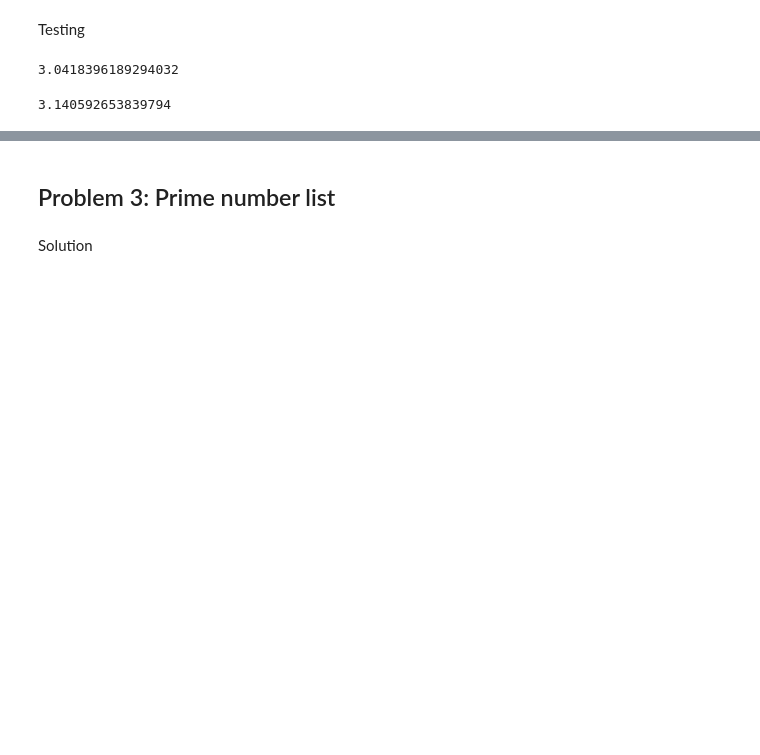
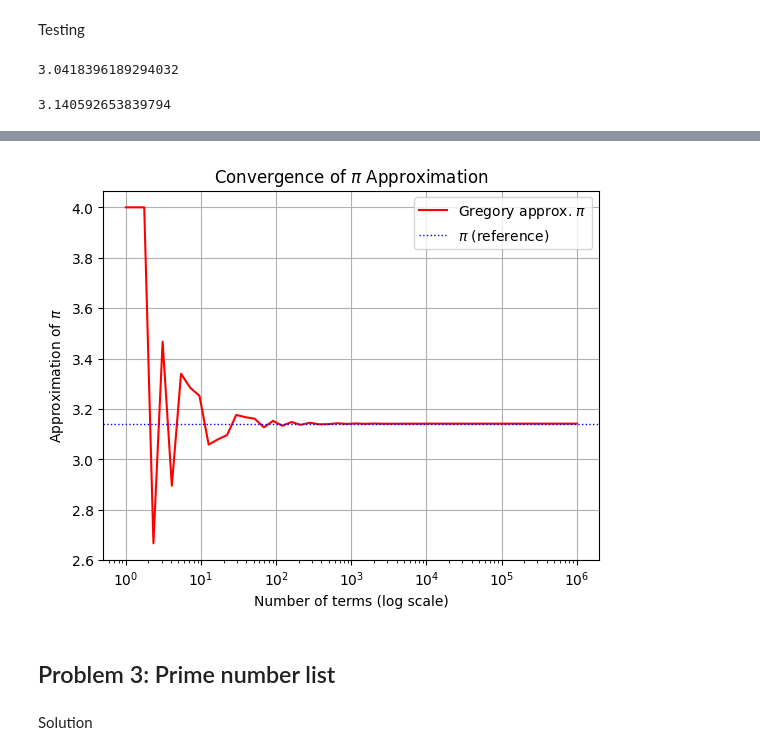
Before and after one commit to bryankeating10/Python-and-Math-for-ML, a Jupyter notebook: Homework_2.ipynb, the cells around one changed output, grey strips where cells are left out. Saved outputs shown, nothing was run; the diff lists cells and outputs as text; code cells hidden in the pictures; blank space fills up the shorter version.

Commit message:
Final Gregory solution

```diff
--- a/Homework_2.ipynb
+++ b/Homework_2.ipynb
@@ -55,10 +55,19 @@ myPi(1000)
 # %% [output]
 3.140592653839794
 # %%
-%pip install matplotlib numpy
 import matplotlib.pyplot as plt
 import numpy as np
 
 x = np.logspace(0, 6, num=50)
 y = np.array([myPi(int(i)) for i in x])
+
+plt.plot(x, y, label='Gregory approx. $\pi$', color='red')
+plt.axhline(np.pi, color='blue', linestyle=':', linewidth=1, label='$\pi$ (reference)')
+plt.xscale('log')
+plt.xlabel('Number of terms (log scale)')
+plt.ylabel('Approximation of $\pi$')
+plt.title('Convergence of $\pi$ Approximation')
+plt.legend()
+plt.grid()
+plt.show()
 # %% [output]
@@ -78,3 +74,4 @@ Note: you may need to restart the kernel to use updated packages.
+[figure, added]
 # %% [markdown]
 ## Problem 3: Prime number list
 # %% [markdown]
```
Also changed, not shown: parts of 1 cell of this notebook.
